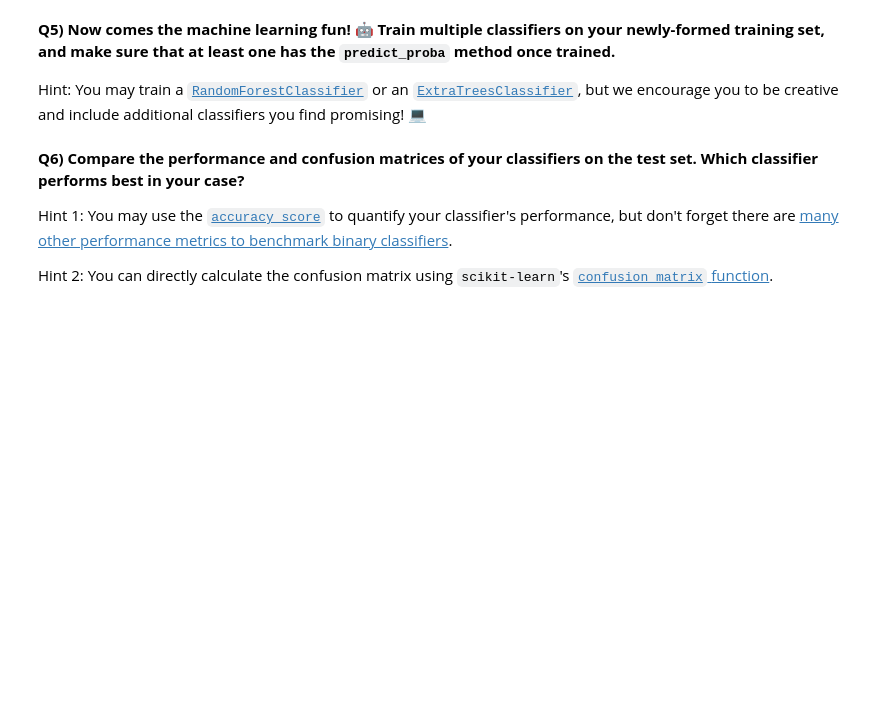
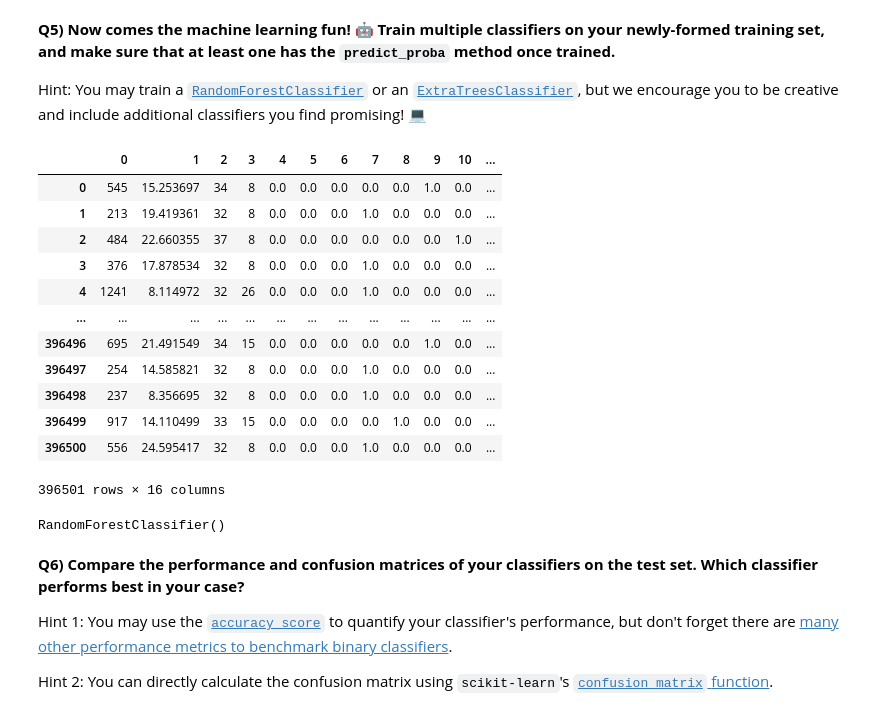
Before and after one commit to tbeucler/2022_ML_EES, a Jupyter notebook: Labs/S2_4_Wildfire_Risk_Italy.ipynb, the cells around one changed output. Cells and saved outputs as stored; diff of their text form; code cells hidden in the pictures; blank space fills up the shorter version.

```diff
--- a/Labs/S2_4_Wildfire_Risk_Italy.ipynb
+++ b/Labs/S2_4_Wildfire_Risk_Italy.ipynb
@@ -136,3 +278,37 @@ Hint: You may train a [`RandomForestClassifier`](https://scikit-learn.org/stable
+# %%
+#####################################################################################################################
+# 1. Import RandomForestClassifier
+#####################################################################################################################
+from sklearn.__________ import RandomForestClassifier
+#####################################################################################################################
+# 2. Convert X_train and X_test into pandas DataFrame
+#####################################################################################################################
+X_train = ____________(_______)
+X_test = _____________(_______)
+# %%
+X_train
+# %% [output]
+|  | 0 | 1 | 2 | 3 | 4 | 5 | 6 | 7 | 8 | 9 | 10 | ... |
+| 0 | 545 | 15.253697 | 34 | 8 | 0.0 | 0.0 | 0.0 | 0.0 | 0.0 | 1.0 | 0.0 | ... |
+| 1 | 213 | 19.419361 | 32 | 8 | 0.0 | 0.0 | 0.0 | 1.0 | 0.0 | 0.0 | 0.0 | ... |
+| 2 | 484 | 22.660355 | 37 | 8 | 0.0 | 0.0 | 0.0 | 0.0 | 0.0 | 0.0 | 1.0 | ... |
+| 3 | 376 | 17.878534 | 32 | 8 | 0.0 | 0.0 | 0.0 | 1.0 | 0.0 | 0.0 | 0.0 | ... |
+| 4 | 1241 | 8.114972 | 32 | 26 | 0.0 | 0.0 | 0.0 | 1.0 | 0.0 | 0.0 | 0.0 | ... |
+| ... | ... | ... | ... | ... | ... | ... | ... | ... | ... | ... | ... | ... |
+| 396496 | 695 | 21.491549 | 34 | 15 | 0.0 | 0.0 | 0.0 | 0.0 | 0.0 | 1.0 | 0.0 | ... |
+| 396497 | 254 | 14.585821 | 32 | 8 | 0.0 | 0.0 | 0.0 | 1.0 | 0.0 | 0.0 | 0.0 | ... |
+| 396498 | 237 | 8.356695 | 32 | 8 | 0.0 | 0.0 | 0.0 | 1.0 | 0.0 | 0.0 | 0.0 | ... |
+| 396499 | 917 | 14.110499 | 33 | 15 | 0.0 | 0.0 | 0.0 | 0.0 | 1.0 | 0.0 | 0.0 | ... |
+| 396500 | 556 | 24.595417 | 32 | 8 | 0.0 | 0.0 | 0.0 | 1.0 | 0.0 | 0.0 | 0.0 | ... |
+396501 rows × 16 columns
+# %%
+#####################################################################################################################
+# 3. Initiate RF classifier and fit it on training set
+#####################################################################################################################
+rfc = _____________
+rfc.___(_____,_____)
+# %% [output]
+RandomForestClassifier()
 # %%
 # (Optional) Conduct a hyperparameter search on the validation set
 # e.g., using scikit-learn's RandomizedSearchCV
```
Also changed, not shown: parts of 47 cells of this notebook.
